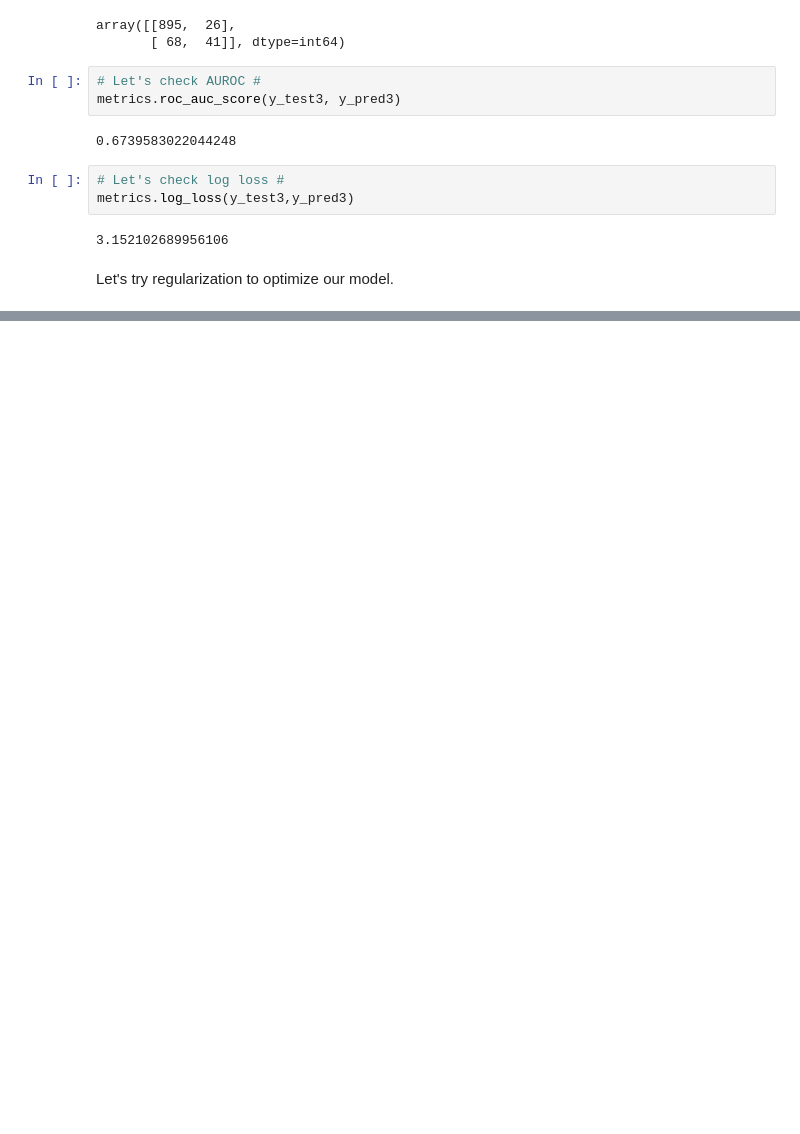
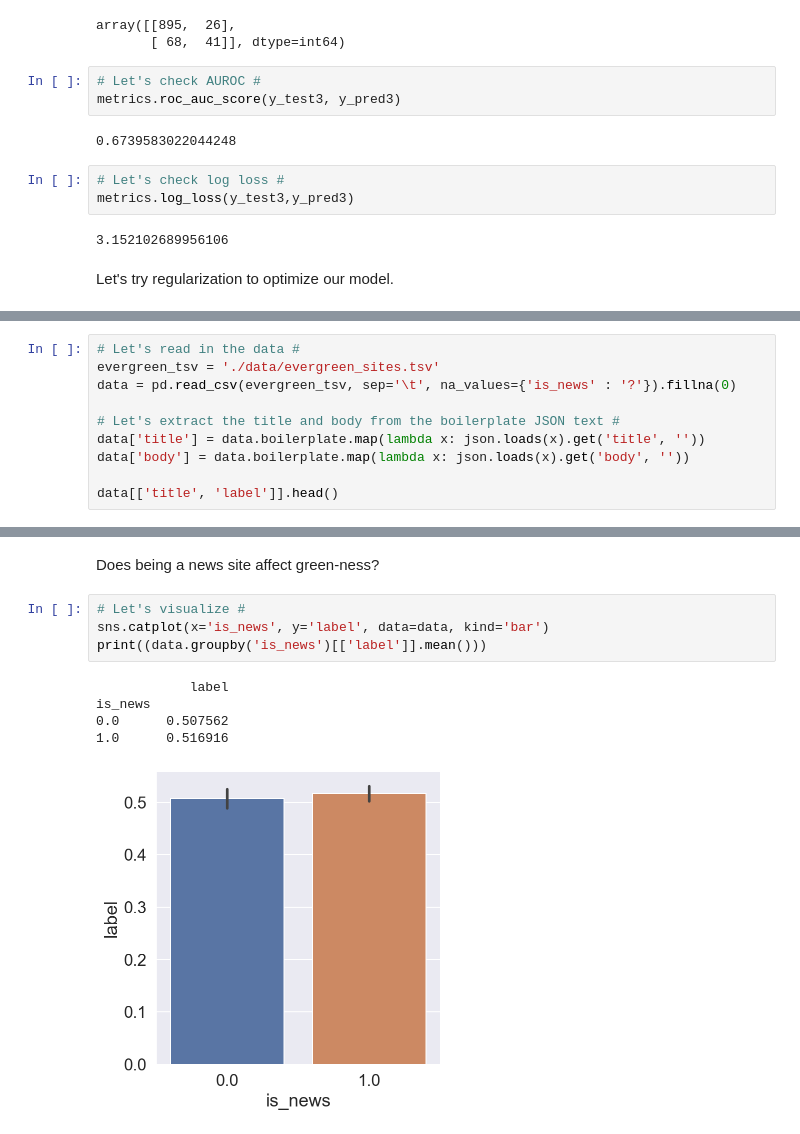
Before and after one commit to Andaluz/Data_Science, a Jupyter notebook: Logistic_Regression.ipynb, the cells around one changed output, grey strips where cells are left out. Cells and saved outputs as stored; diff of their text form; blank space fills up the shorter version.

```diff
--- a/Logistic_Regression.ipynb
+++ b/Logistic_Regression.ipynb
@@ -630,0 +669,10 @@ AUROC: 0.6971381326639373 for C = 1.9
+# %%
+# Let's read in the data #
+evergreen_tsv = './data/evergreen_sites.tsv'
+data = pd.read_csv(evergreen_tsv, sep='\t', na_values={'is_news' : '?'}).fillna(0)
+
+# Let's extract the title and body from the boilerplate JSON text #
+data['title'] = data.boilerplate.map(lambda x: json.loads(x).get('title', ''))
+data['body'] = data.boilerplate.map(lambda x: json.loads(x).get('body', ''))
+
+data[['title', 'label']].head()
@@ -630,0 +686,12 @@ AUROC: 0.6971381326639373 for C = 1.9
+# %% [markdown]
+Does being a news site affect green-ness?
+# %%
+# Let's visualize #
+sns.catplot(x='is_news', y='label', data=data, kind='bar')
+print((data.groupby('is_news')[['label']].mean()))
+# %% [output]
+            label
+is_news
+0.0      0.507562
+1.0      0.516916
+[figure, added]
```
Also changed, not shown: parts of 31 cells of this notebook.
